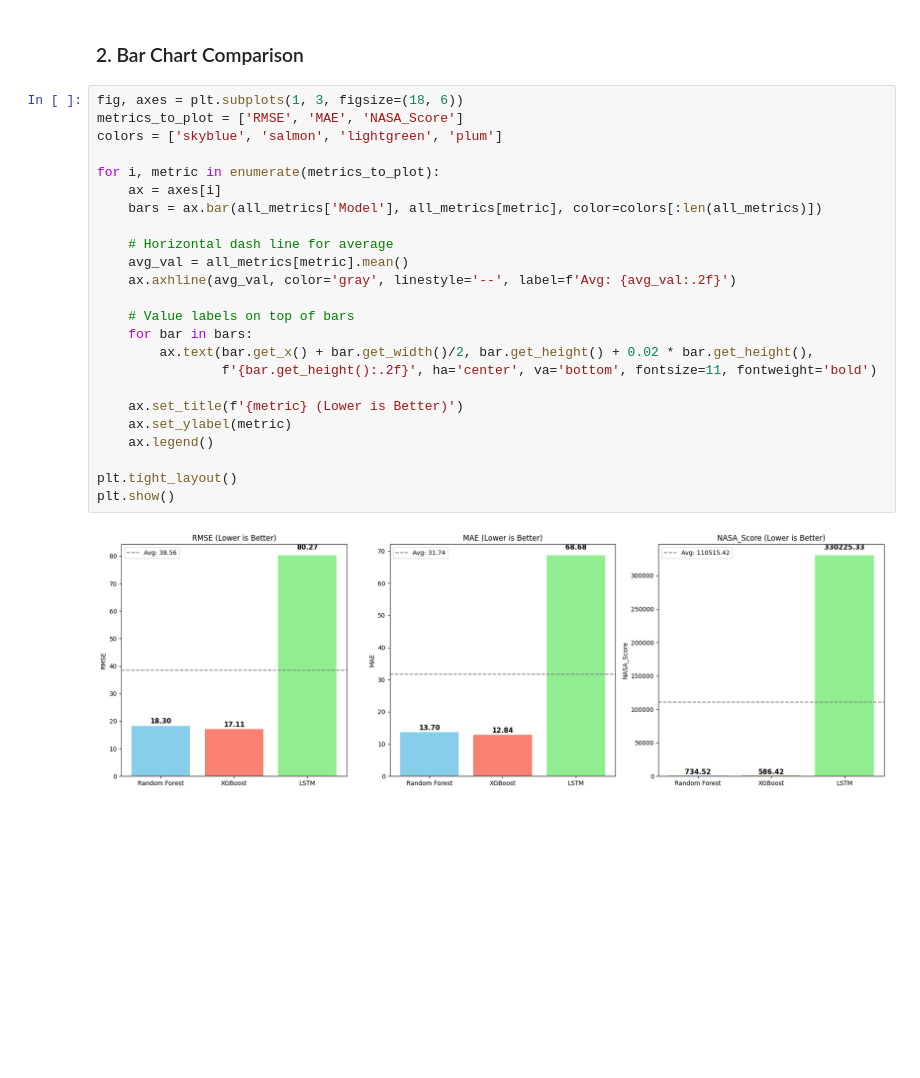
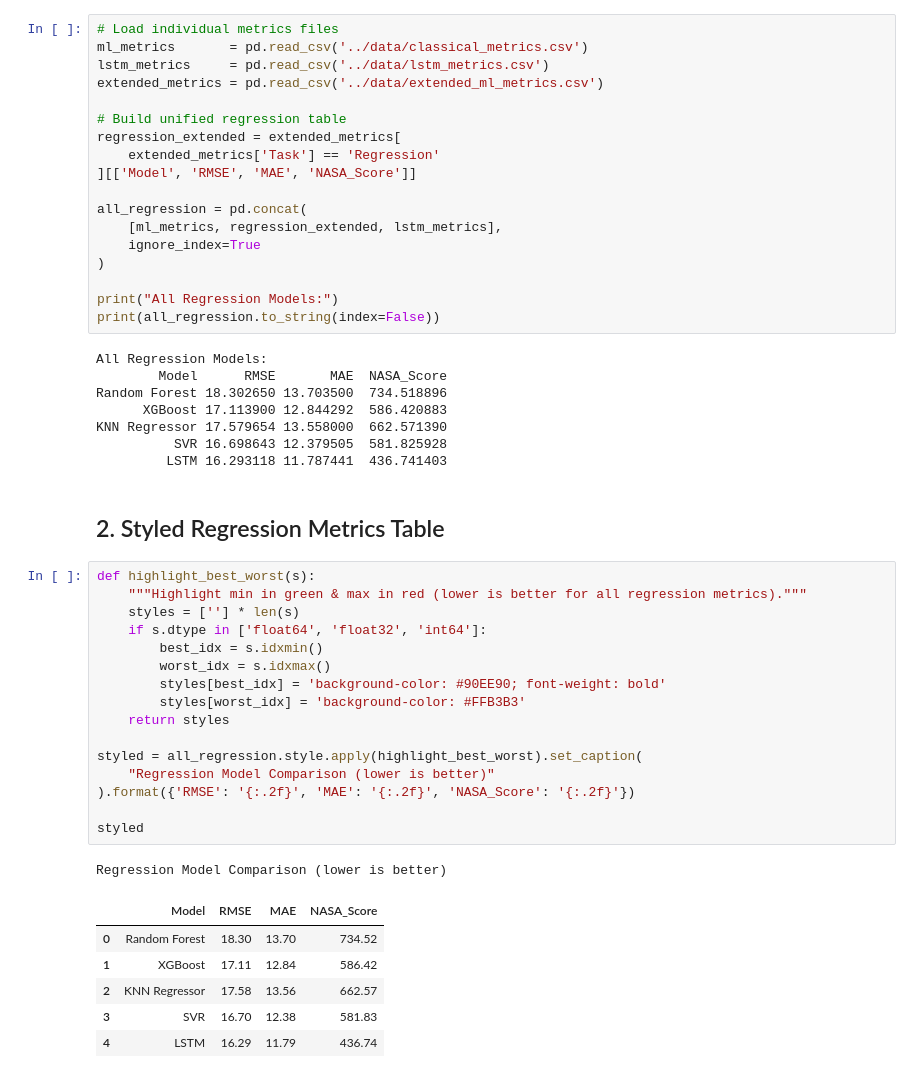
Before and after one commit to viditnakhawa/nasa-turbofan-rul, a Jupyter notebook: notebooks/05_Model_Comparison.ipynb, the cells around one changed output. Cells and saved outputs as stored; diff of their text form; blank space fills up the shorter version.

```diff
--- a/notebooks/05_Model_Comparison.ipynb
+++ b/notebooks/05_Model_Comparison.ipynb
@@ -47,28 +15,52 @@ display(styled_table)
-# %% [markdown]
-### 2. Bar Chart Comparison
-# %%
-fig, axes = plt.subplots(1, 3, figsize=(18, 6))
-metrics_to_plot = ['RMSE', 'MAE', 'NASA_Score']
-colors = ['skyblue', 'salmon', 'lightgreen', 'plum']
-
-for i, metric in enumerate(metrics_to_plot):
-    ax = axes[i]
-    bars = ax.bar(all_metrics['Model'], all_metrics[metric], color=colors[:len(all_metrics)])
-
-    # Horizontal dash line for average
-    avg_val = all_metrics[metric].mean()
-    ax.axhline(avg_val, color='gray', linestyle='--', label=f'Avg: {avg_val:.2f}')
-
-    # Value labels on top of bars
-    for bar in bars:
-        ax.text(bar.get_x() + bar.get_width()/2, bar.get_height() + 0.02 * bar.get_height(),
-                f'{bar.get_height():.2f}', ha='center', va='bottom', fontsize=11, fontweight='bold')
-
-    ax.set_title(f'{metric} (Lower is Better)')
-    ax.set_ylabel(metric)
-    ax.legend()
-
-plt.tight_layout()
-plt.show()
-# %% [output]
-[figure, removed]
+# %%
+# Load individual metrics files
+ml_metrics       = pd.read_csv('../data/classical_metrics.csv')
+lstm_metrics     = pd.read_csv('../data/lstm_metrics.csv')
+extended_metrics = pd.read_csv('../data/extended_ml_metrics.csv')
+
+# Build unified regression table
+regression_extended = extended_metrics[
+    extended_metrics['Task'] == 'Regression'
+][['Model', 'RMSE', 'MAE', 'NASA_Score']]
+
+all_regression = pd.concat(
+    [ml_metrics, regression_extended, lstm_metrics],
+    ignore_index=True
+)
+
+print("All Regression Models:")
+print(all_regression.to_string(index=False))
+# %% [output]
+All Regression Models:
+        Model      RMSE       MAE  NASA_Score
+Random Forest 18.302650 13.703500  734.518896
+      XGBoost 17.113900 12.844292  586.420883
+KNN Regressor 17.579654 13.558000  662.571390
+          SVR 16.698643 12.379505  581.825928
+         LSTM 16.293118 11.787441  436.741403
+# %% [markdown]
+## 2. Styled Regression Metrics Table
+# %%
+def highlight_best_worst(s):
+    """Highlight min in green & max in red (lower is better for all regression metrics)."""
+    styles = [''] * len(s)
+    if s.dtype in ['float64', 'float32', 'int64']:
+        best_idx = s.idxmin()
+        worst_idx = s.idxmax()
+        styles[best_idx] = 'background-color: #90EE90; font-weight: bold'
+        styles[worst_idx] = 'background-color: #FFB3B3'
+    return styles
+
+styled = all_regression.style.apply(highlight_best_worst).set_caption(
+    "Regression Model Comparison (lower is better)"
+).format({'RMSE': '{:.2f}', 'MAE': '{:.2f}', 'NASA_Score': '{:.2f}'})
+
+styled
+# %% [output]
+Regression Model Comparison (lower is better)
+|  | Model | RMSE | MAE | NASA_Score |
+| 0 | Random Forest | 18.30 | 13.70 | 734.52 |
+| 1 | XGBoost | 17.11 | 12.84 | 586.42 |
+| 2 | KNN Regressor | 17.58 | 13.56 | 662.57 |
+| 3 | SVR | 16.70 | 12.38 | 581.83 |
+| 4 | LSTM | 16.29 | 11.79 | 436.74 |
```
Also changed, not shown: parts of 21 cells of this notebook.
